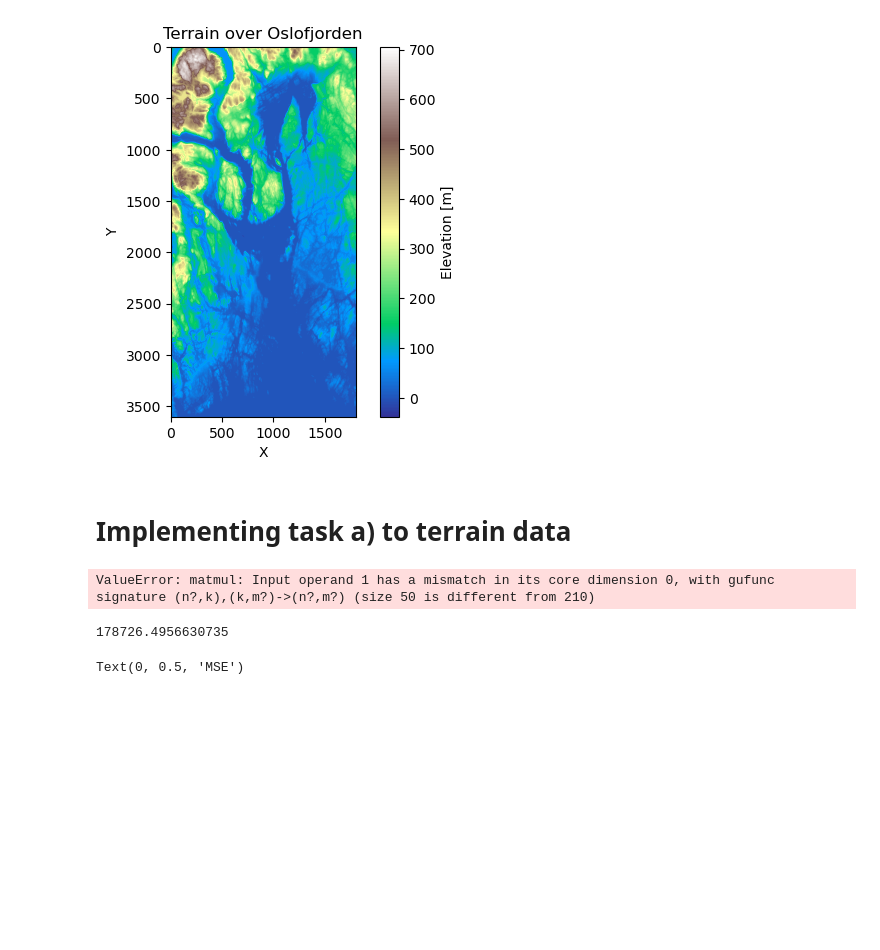
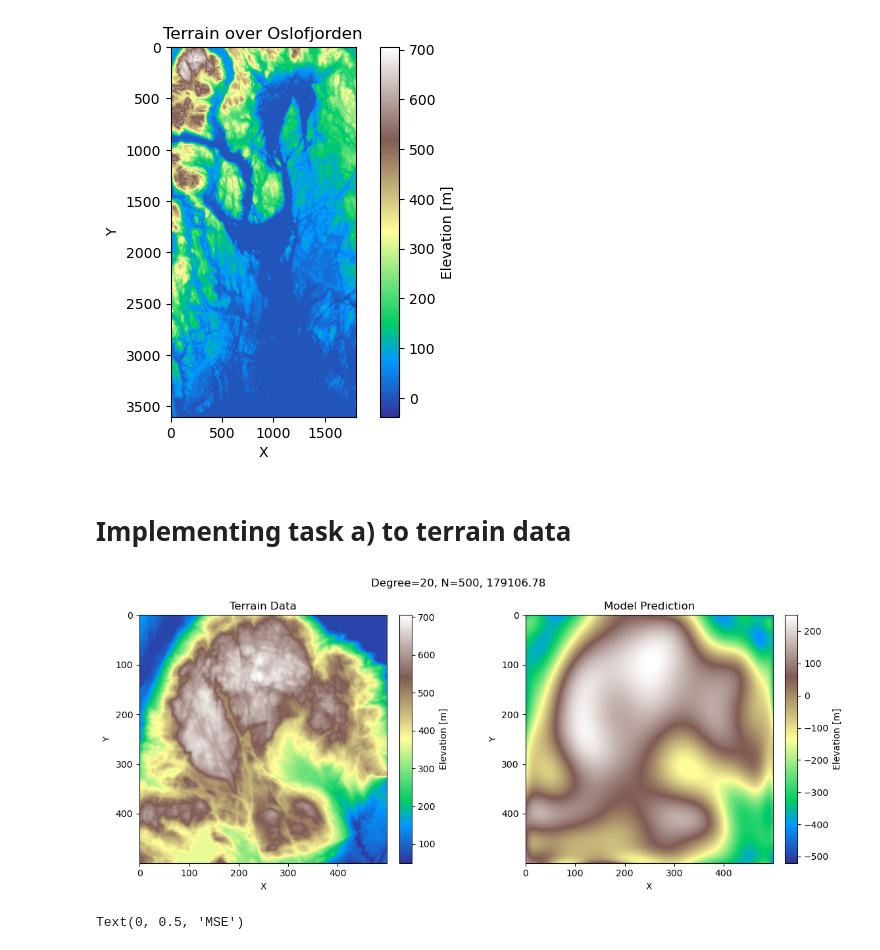
Before and after one commit to LassePladsen/FYS-STK3155-projects, a Jupyter notebook: project1/source_code/part_g_real_data.ipynb, the cells around one changed output. Cells and saved outputs as stored; diff of their text form; code cells hidden in the pictures; blank space fills up the shorter version.

```diff
--- a/project1/source_code/part_g_real_data.ipynb
+++ b/project1/source_code/part_g_real_data.ipynb
@@ -137,41 +138,40 @@ z_pred = z_pred.reshape(z.shape)
 # Set a common colormap for both plots
 COLORMAP = "terrain"  # color map for countour plots
 
+# MSE between real terrain data and our model
+MSE_model_fit = MSE(z.flatten(), z_pred.flatten())
+
 # Create a figure with two subplots
 fig, axs = plt.subplots(1, 2, figsize=(12, 5))
-fig.suptitle(f"Degree={maxdegree}, {N=}, {np.round(test_mse[-1],2)}")
+fig.suptitle(f"Degree={maxdegree}, {N=}, {np.round(MSE_model_fit,2)}")
 
 # Keyword arguments to fit colorbar height to the plots
 frac = 0.046
 pad = 0.04
 
 # Plot the original terrain data on the left subplot
 axs[0].set_title('Terrain Data')
 im1 = axs[0].imshow(z, cmap=COLORMAP, origin='upper')
 axs[0].set_xlabel('X')
 axs[0].set_ylabel('Y')
 axs[0].set_aspect('equal')  # Set aspect ratio to equal
 fig.colorbar(im1, ax=axs[0], label="Elevation [m]", fraction=frac, pad=pad)
 
 # Plot the predicted terrain on the right subplot
 axs[1].set_title('Model Prediction')
 im2 = axs[1].imshow(z_pred, cmap=COLORMAP, origin='upper')
 axs[1].set_xlabel('X')
 axs[1].set_ylabel('Y')
 axs[1].set_aspect('equal')  # Set aspect ratio to equal
 fig.colorbar(im2, ax=axs[1], label="Elevation [m]", fraction=frac, pad=pad)
 
 # Adjust spacing between subplots
 plt.tight_layout()
 
 # Show the figure with both subplots
 plt.show()
 # %% [output]
-ValueError: matmul: Input operand 1 has a mismatch in its core dimension 0, with gufunc signature (n?,k),(k,m?)->(n?,m?) (size 50 is different from 210)
+[figure, added]
-# %%
-test_mse[-1]
-# %% [output]
-178726.4956630735
 # %%
 # Plot the MSE as function of poly. degree
 plt.figure()
```
Also changed, not shown: parts of 8 cells of this notebook.
